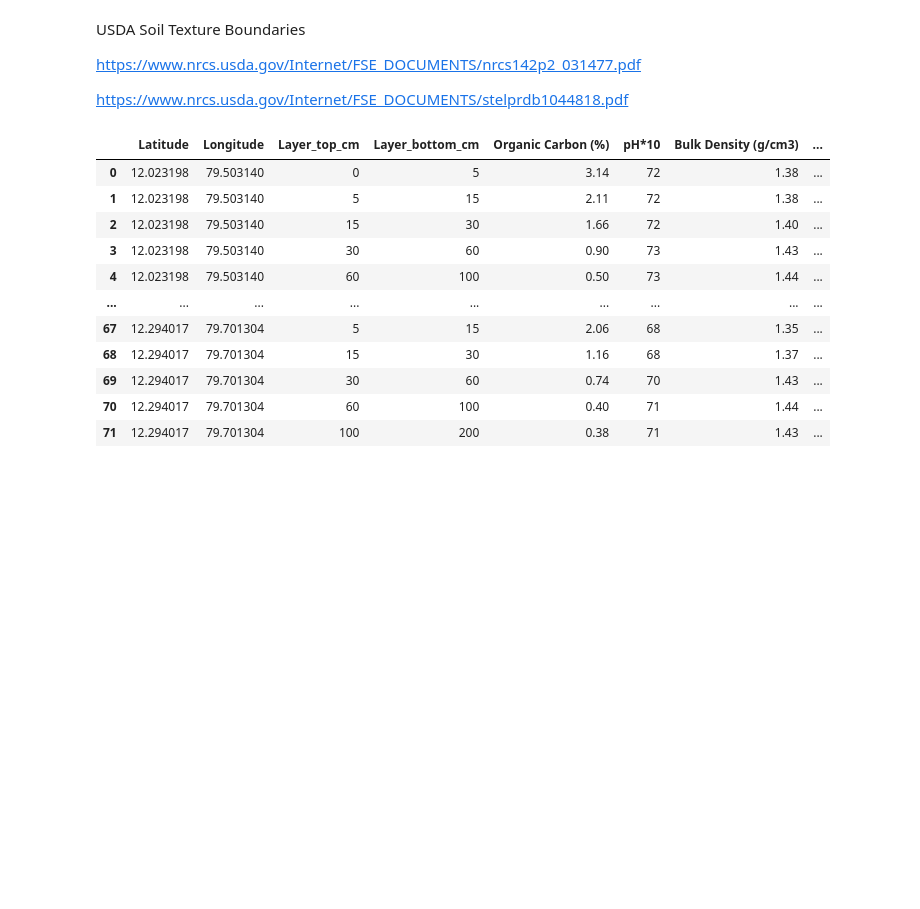
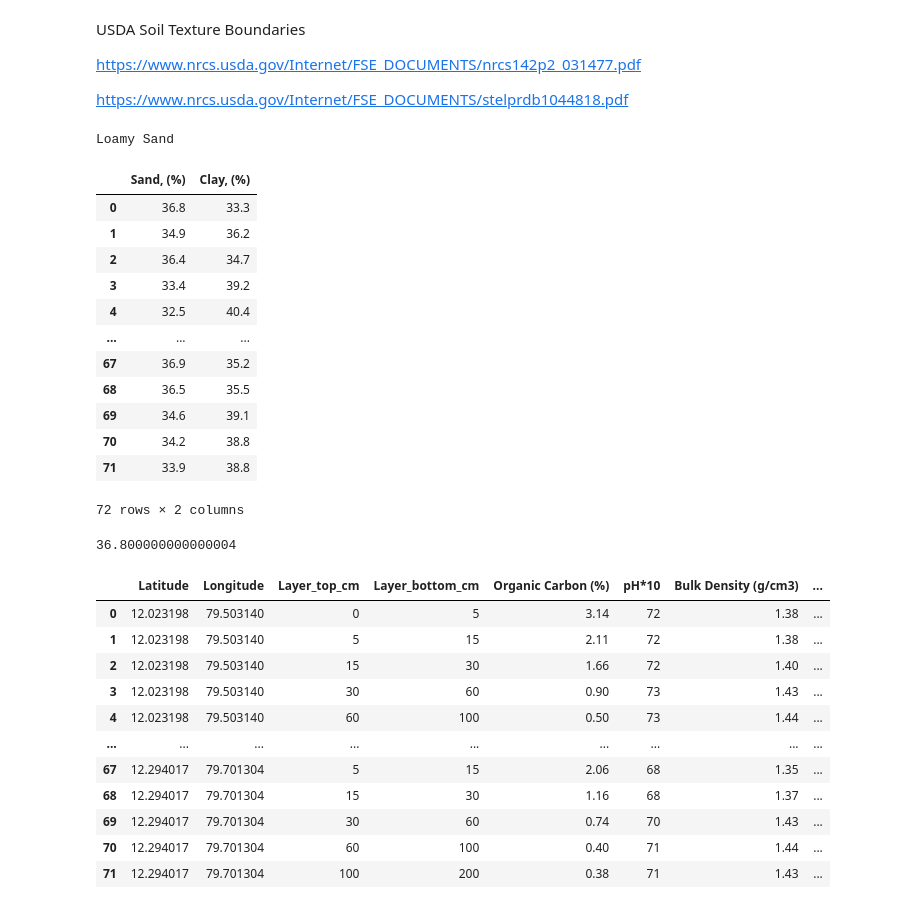
Before and after one commit to mishagrol/SoilTriangle, a Jupyter notebook: SoilClasesByUSDA.ipynb, the cells around one changed output. Cells and saved outputs as stored; diff of their text form; code cells hidden in the pictures; blank space fills up the shorter version.

Commit message:
fix: soil types

```diff
--- a/SoilClasesByUSDA.ipynb
+++ b/SoilClasesByUSDA.ipynb
@@ -9,4 +9,12 @@ USDA Soil Texture Boundaries
 https://www.nrcs.usda.gov/Internet/FSE_DOCUMENTS/nrcs142p2_031477.pdf
 
 https://www.nrcs.usda.gov/Internet/FSE_DOCUMENTS/stelprdb1044818.pdf
+# %%
+silt = 15
+clay = 5
+if silt+(1.5*clay)>15 and silt+2*clay<30:
+    soil_type='Loamy Sand'
+    print(soil_type)
+# %% [output]
+Loamy Sand
 # %%
@@ -49,4 +62,24 @@ def soil_texture_classifier(soil_properties):
     return soil_type
+# %%
+df_xls[['Sand, (%)', 'Clay, (%)']]
+# %% [output]
+|  | Sand, (%) | Clay, (%) |
+| 0 | 36.8 | 33.3 |
+| 1 | 34.9 | 36.2 |
+| 2 | 36.4 | 34.7 |
+| 3 | 33.4 | 39.2 |
+| 4 | 32.5 | 40.4 |
+| ... | ... | ... |
+| 67 | 36.9 | 35.2 |
+| 68 | 36.5 | 35.5 |
+| 69 | 34.6 | 39.1 |
+| 70 | 34.2 | 38.8 |
+| 71 | 33.9 | 38.8 |
+72 rows × 2 columns
+# %%
+float(df_xls.iloc[0,:]["Sand, (%)"])
+# %% [output]
+36.800000000000004
 # %%
 df_xls = pd.read_excel('./soil.xls', index_col=0)
 
```
Also changed, not shown: parts of 2 cells of this notebook, 1 other file.
